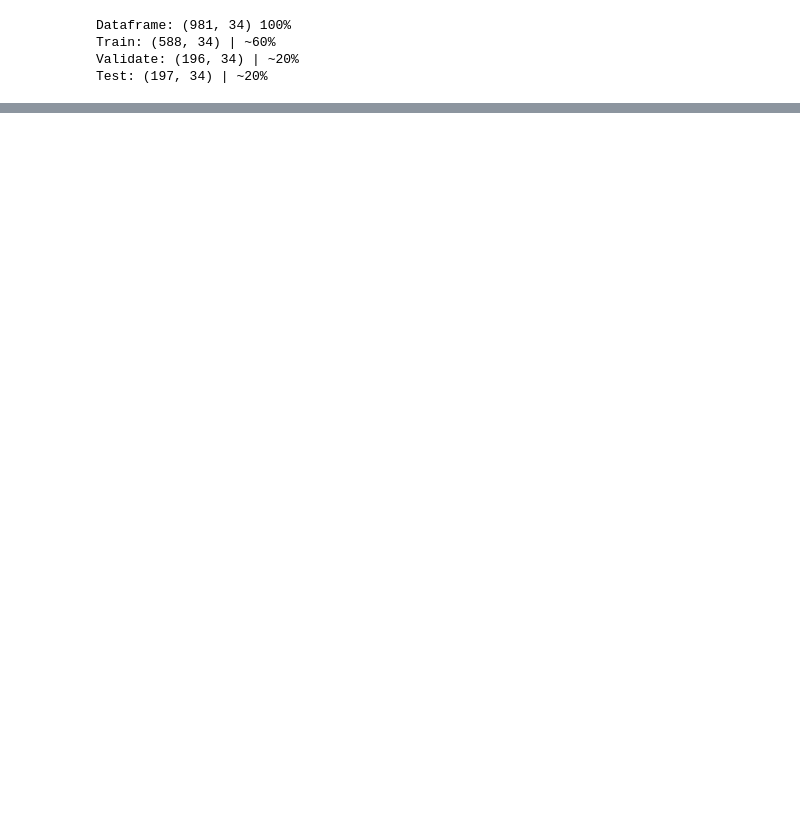
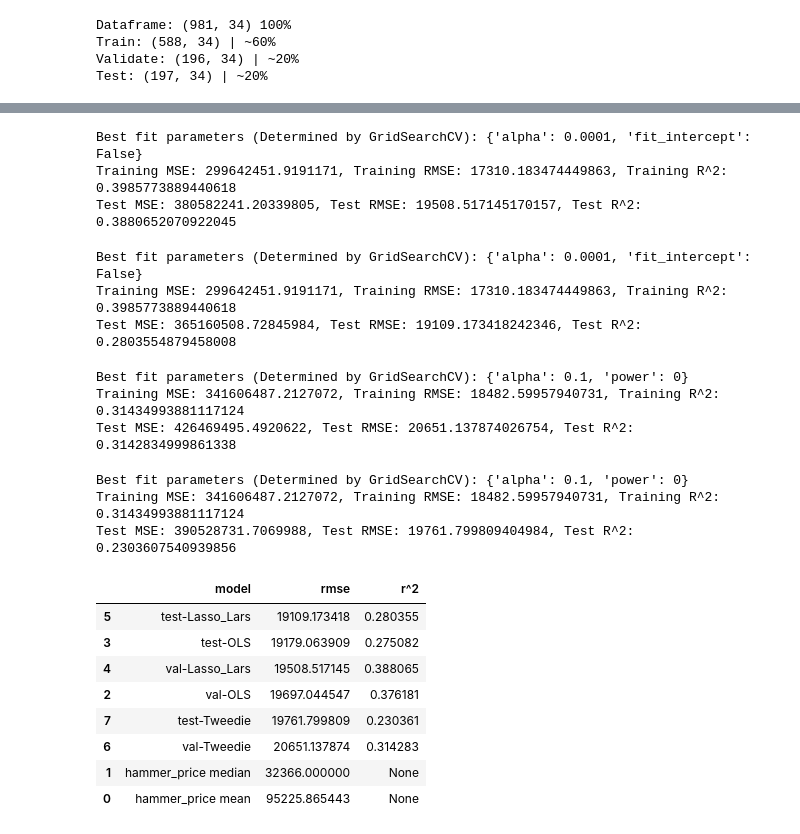
Before and after one commit to jeremiah-toribio/art-of-data, a Jupyter notebook: workbook.ipynb, the cells around one changed output, grey strips where cells are left out. Cells and saved outputs as stored; diff of their text form; code cells hidden in the pictures; blank space fills up the shorter version.

```diff
--- a/workbook.ipynb
+++ b/workbook.ipynb
@@ -451,0 +464,46 @@ model_pred = pd.DataFrame(model_predictions_test)
+# %%
+# validate for Lars
+lars_validate_model_predictions, metrics_df = m.lasso_lars_compiled(x_train, y_train, x_validate, y_validate, target_mean=price_mean
+,target_std=price_std,test=False,metrics_df=metrics_df)
+# %% [output]
+Best fit parameters (Determined by GridSearchCV): {'alpha': 0.0001, 'fit_intercept': False}
+Training MSE: 299642451.9191171, Training RMSE: 17310.183474449863, Training R^2: 0.3985773889440618
+Test MSE: 380582241.20339805, Test RMSE: 19508.517145170157, Test R^2: 0.3880652070922045
+# %%
+# test for Lars
+lars_test_model_predictions, metrics_df = m.lasso_lars_compiled(x_train, y_train, x_test, y_test,
+                             target_mean=price_mean
+                            ,target_std=price_std,metrics_df=metrics_df)
+# %% [output]
+Best fit parameters (Determined by GridSearchCV): {'alpha': 0.0001, 'fit_intercept': False}
+Training MSE: 299642451.9191171, Training RMSE: 17310.183474449863, Training R^2: 0.3985773889440618
+Test MSE: 365160508.72845984, Test RMSE: 19109.173418242346, Test R^2: 0.2803554879458008
+# %%
+# validate for TR
+tweedie_validate_model_predictions, metrics_df = m.tweedie_regressor_compiled(x_train, y_train, x_validate, y_validate, target_mean=price_mean
+,target_std=price_std,test=False, metrics_df=metrics_df)
+# %% [output]
+Best fit parameters (Determined by GridSearchCV): {'alpha': 0.1, 'power': 0}
+Training MSE: 341606487.2127072, Training RMSE: 18482.59957940731, Training R^2: 0.31434993881117124
+Test MSE: 426469495.4920622, Test RMSE: 20651.137874026754, Test R^2: 0.3142834999861338
+# %%
+# test for TR
+tweedie_test_model_predictions, metrics_df = m.tweedie_regressor_compiled(x_train, y_train, x_test, y_test,
+                             target_mean=price_mean
+                            ,target_std=price_std,metrics_df=metrics_df)
+# %% [output]
+Best fit parameters (Determined by GridSearchCV): {'alpha': 0.1, 'power': 0}
+Training MSE: 341606487.2127072, Training RMSE: 18482.59957940731, Training R^2: 0.31434993881117124
+Test MSE: 390528731.7069988, Test RMSE: 19761.799809404984, Test R^2: 0.2303607540939856
+# %%
+metrics_df.sort_values(by='rmse')
+# %% [output]
+|  | model | rmse | r^2 |
+| 5 | test-Lasso_Lars | 19109.173418 | 0.280355 |
+| 3 | test-OLS | 19179.063909 | 0.275082 |
+| 4 | val-Lasso_Lars | 19508.517145 | 0.388065 |
+| 2 | val-OLS | 19697.044547 | 0.376181 |
+| 7 | test-Tweedie | 19761.799809 | 0.230361 |
+| 6 | val-Tweedie | 20651.137874 | 0.314283 |
+| 1 | hammer_price median | 32366.000000 | None |
+| 0 | hammer_price mean | 95225.865443 | None |
```
Also changed, not shown: parts of 17 cells of this notebook, 2 other files.
